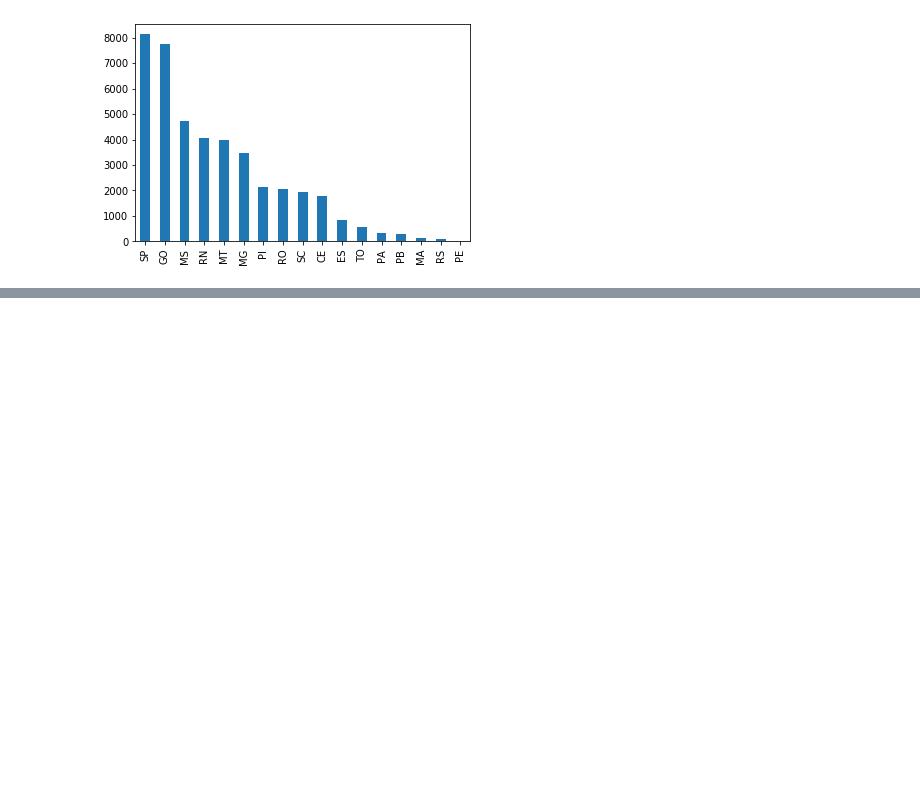
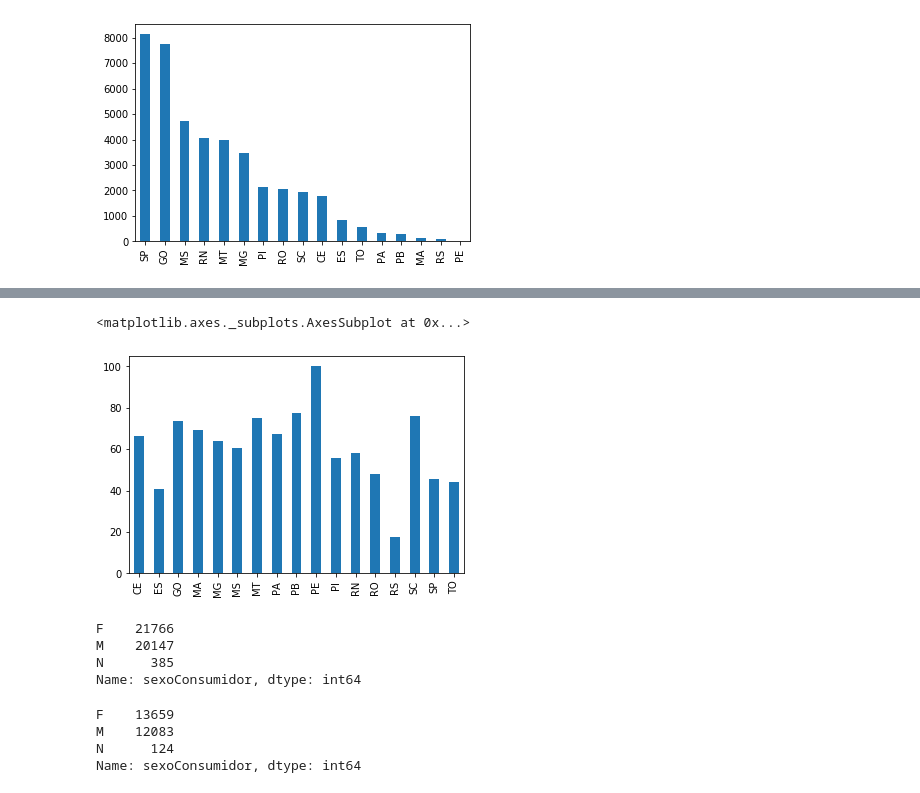
Before and after one commit to deyloncarlo/data-analysis, a Jupyter notebook: Procon.ipynb, the cells around one changed output, grey strips where cells are left out. Saved outputs shown, nothing was run; the diff lists cells and outputs as text; code cells hidden in the pictures; blank space fills up the shorter version.

```diff
--- a/Procon.ipynb
+++ b/Procon.ipynb
@@ -60,6 +67,7 @@ Name: regiao, dtype: int64
 # %%
 # Qual o estado com maior quantidade de chamados?
-df['uf'].value_counts()
+Qtd_chamados = df['uf'].value_counts()
+Qtd_chamados
 # %% [output]
 SP    8127
 GO    7764
@@ -84,3 +92,9 @@ df['uf'].value_counts().plot.bar()
 # %% [output]
 <matplotlib.axes._subplots.AxesSubplot at 0x...>
 [figure]
+# %%
+# Número de chamados atendidos por UF?
+df_atendidas = df[df['atendida'] == 'S']
+# %%
+Qtd_chamdosAtend = df_atendidas['uf'].value_counts()
+Qtd_chamdosAtend
@@ -86,0 +120,4 @@ df['uf'].value_counts().plot.bar()
+# %%
+# Eficiencia de atendimento por UF?
+Qtd = (Qtd_chamdosAtend*100)/Qtd_chamados
+Qtd
@@ -86,0 +143,21 @@ df['uf'].value_counts().plot.bar()
+# %%
+Qtd.plot.bar()
+# %% [output]
+<matplotlib.axes._subplots.AxesSubplot at 0x...>
+[figure, added]
+# %%
+# Qtd chamdos por sexo?
+df['sexoConsumidor'].value_counts()
+# %% [output]
+F    21766
+M    20147
+N      385
+Name: sexoConsumidor, dtype: int64
+# %%
+# Qtd chamados atendidos por sexo?
+df_atendidas['sexoConsumidor'].value_counts()
+# %% [output]
+F    13659
+M    12083
+N      124
+Name: sexoConsumidor, dtype: int64
```
Also changed, not shown: parts of 11 cells of this notebook.
